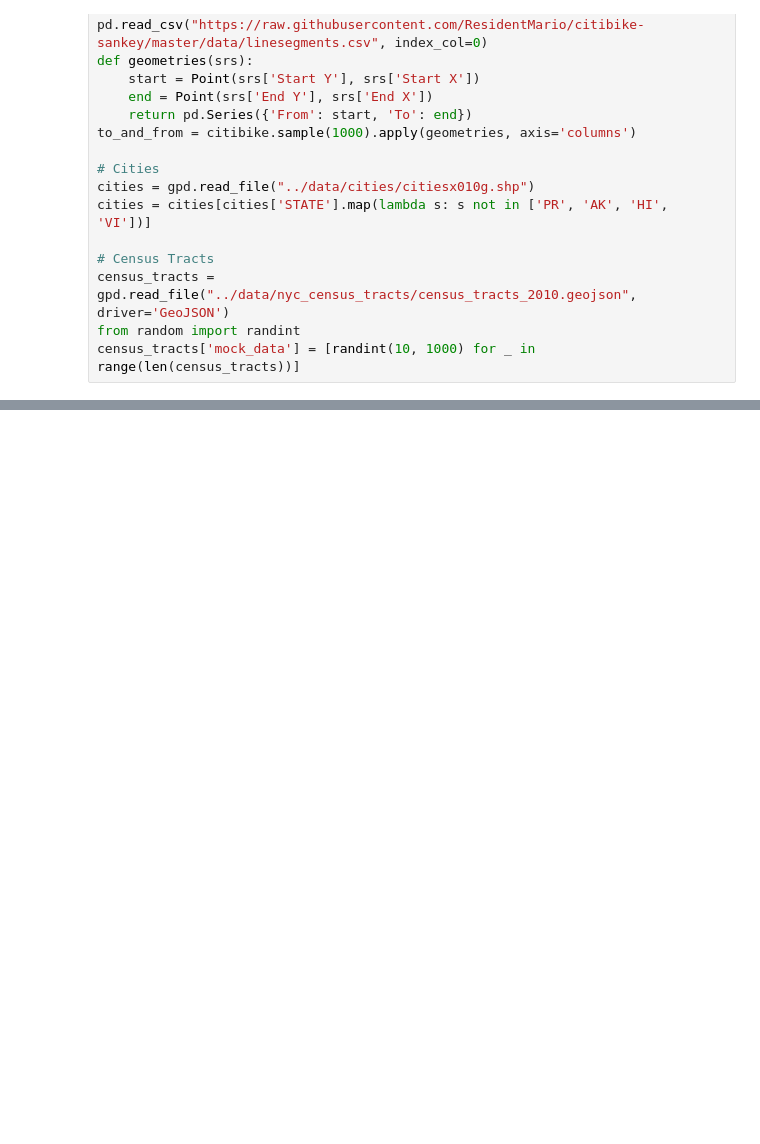
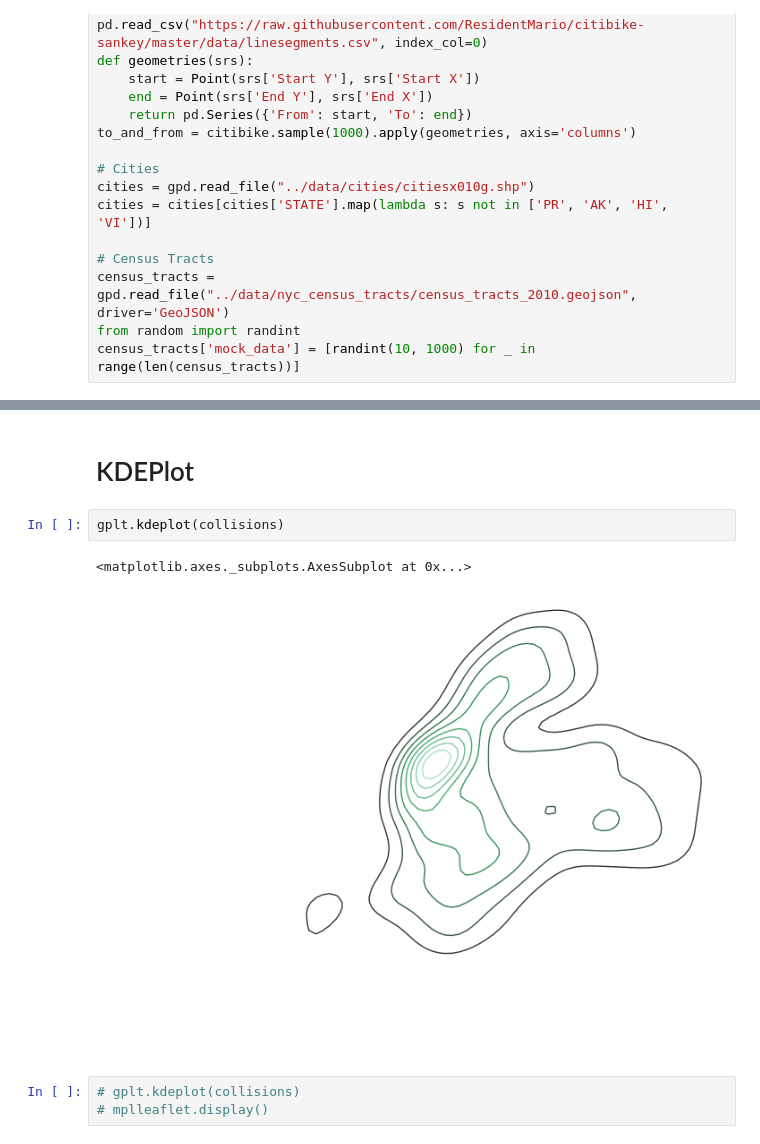
Before and after one commit to ResidentMario/geoplot, a Jupyter notebook: notebooks/matplotlib-native-output.ipynb, the cells around one changed output, grey strips where cells are left out. Drawn from its saved outputs; the diff is of its cells as text; blank space fills up the shorter version.

```diff
--- a/notebooks/matplotlib-native-output.ipynb
+++ b/notebooks/matplotlib-native-output.ipynb
@@ -50,0 +90,10 @@ gplt.pointplot(gpd.GeoDataFrame(geometry=to_and_from['To']))
+# %% [markdown]
+# KDEPlot
+# %%
+gplt.kdeplot(collisions)
+# %% [output]
+<matplotlib.axes._subplots.AxesSubplot at 0x...>
+[figure, added]
+# %%
+# gplt.kdeplot(collisions)
+# mplleaflet.display()
```
Also changed, not shown: parts of 21 cells of this notebook, 1 other file.
